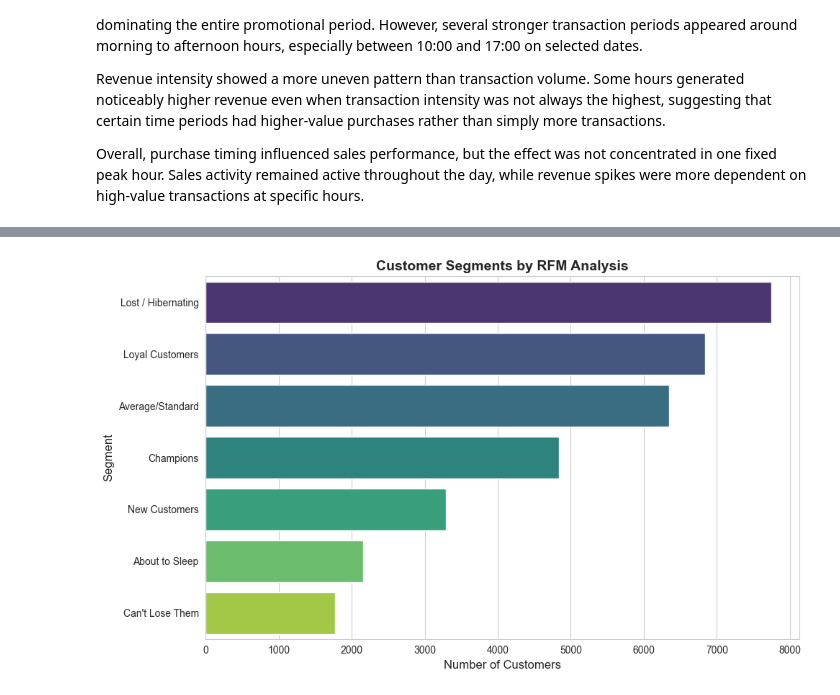
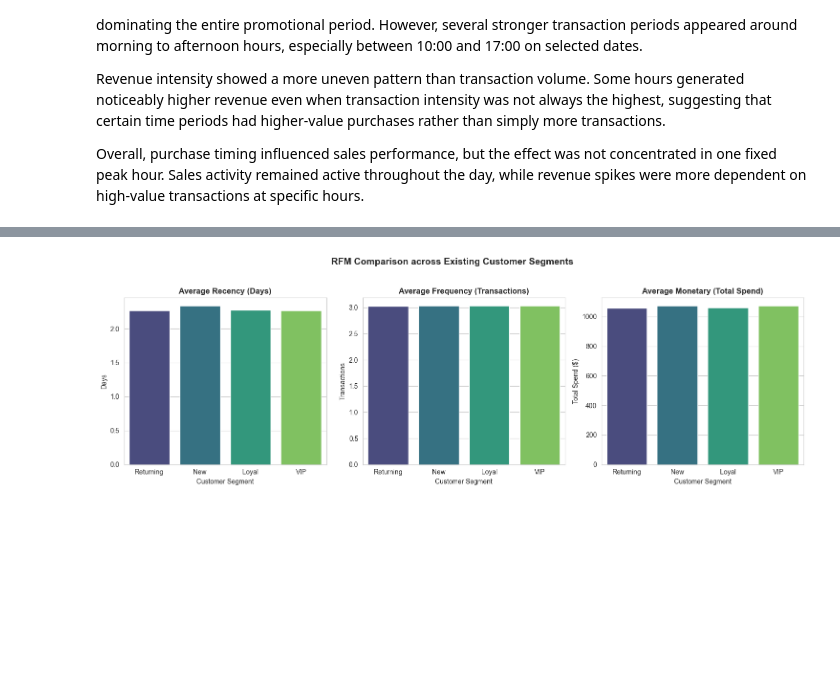
Before and after one commit to fathirrizkifadillah/Black-Friday, a Jupyter notebook: main.ipynb, the cells around one changed output, grey strips where cells are left out. Cells and saved outputs as stored; diff of their text form; code cells hidden in the pictures; blank space fills up the shorter version.

Commit message:
Change plots : RFM Comparison across Existing Customer Segments

```diff
--- a/main.ipynb
+++ b/main.ipynb
@@ -990,5 +990,5 @@ Overall, purchase timing influenced sales performance, but the effect was not co
 # %%
-# Calculate RFM metrics
+# 1. Calculate customer-level RFM metrics
 max_date = df['date'].max()
 rfm = (
     df.groupby('customer_id')
@@ -1000,60 +1000,53 @@ rfm = (
       .reset_index()
 )
 
-# Assign scores using ranking/qcut
-rfm['R_score'] = pd.qcut(rfm['recency'].rank(method='first'), 5, labels=[5, 4, 3, 2, 1]).astype(int)
-rfm['F_score'] = pd.qcut(rfm['frequency'].rank(method='first'), 5, labels=[1, 2, 3, 4, 5]).astype(int)
-rfm['M_score'] = pd.qcut(rfm['monetary'].rank(method='first'), 5, labels=[1, 2, 3, 4, 5]).astype(int)
+# 2. Get each customer's segment from their latest transaction chronologically
+latest_tx = df.sort_values('date').groupby('customer_id').last().reset_index()
+customer_segments = latest_tx[['customer_id', 'customer_segment']]
 
-# Segment customers
-def segment_customer(row):
-    r, f, m = row['R_score'], row['F_score'], row['M_score']
-    if r >= 4 and f >= 4 and m >= 4:
-        return 'Champions'
-    elif r <= 2 and f >= 4 and m >= 4:
-        return "Can't Lose Them"
-    elif r >= 3 and f >= 3 and m >= 3:
-        return 'Loyal Customers'
-    elif r >= 4 and f <= 2:
-        return 'New Customers'
-    elif r <= 2 and f <= 2:
-        return 'Lost / Hibernating'
-    elif r == 3 and f <= 2:
-        return 'About to Sleep'
-    else:
-        return 'Average/Standard'
+# 3. Merge RFM metrics with the customer segment labels
+rfm_cust = rfm.merge(customer_segments, on='customer_id')
 
-rfm['segment'] = rfm.apply(segment_customer, axis=1)
-
-# Segment summary
+# 4. Group by customer segment and calculate average RFM metrics
 segment_summary = (
-    rfm.groupby('segment')
-       .agg(
-           customer_count=('customer_id', 'count'),
-           avg_recency=('recency', 'mean'),
-           avg_frequency=('frequency', 'mean'),
-           avg_monetary=('monetary', 'mean'),
-           total_monetary=('monetary', 'sum')
-       )
-       .reset_index()
-       .sort_values(by='customer_count', ascending=False)
+    rfm_cust.groupby('customer_segment')
+            .agg(
+                customer_count=('customer_id', 'count'),
+                avg_recency=('recency', 'mean'),
+                avg_frequency=('frequency', 'mean'),
+                avg_monetary=('monetary', 'mean')
+            )
+            .reset_index()
+            .sort_values(by='customer_count', ascending=False)
 )
 
-# Plot distribution
-plt.figure(figsize=(10, 6))
-sns.barplot(
-    data=segment_summary,
-    y='segment',
-    x='customer_count',
-    palette='viridis'
-)
-plt.title('Customer Segments by RFM Analysis', fontsize=14, weight='bold')
-plt.xlabel('Number of Customers', fontsize=12)
-plt.ylabel('Segment', fontsize=12)
-plt.tight_layout()
+# 5. Visualizations: Plot RFM metrics side-by-side
+fig, axes = plt.subplots(1, 3, figsize=(15, 5))
 
+# Recency Plot
+sns.barplot(data=segment_summary, x='customer_segment', y='avg_recency', ax=axes[0], palette='viridis')
+axes[0].set_title('Average Recency (Days)', fontsize=12, weight='bold')
+axes[0].set_xlabel('Customer Segment')
+axes[0].set_ylabel('Days')
+
+# Frequency Plot
+sns.barplot(data=segment_summary, x='customer_segment', y='avg_frequency', ax=axes[1], palette='viridis')
+axes[1].set_title('Average Frequency (Transactions)', fontsize=12, weight='bold')
+axes[1].set_xlabel('Customer Segment')
+axes[1].set_ylabel('Transactions')
+
+# Monetary Plot
+sns.barplot(data=segment_summary, x='customer_segment', y='avg_monetary', ax=axes[2], palette='viridis')
+axes[2].set_title('Average Monetary (Total Spend)', fontsize=12, weight='bold')
+axes[2].set_xlabel('Customer Segment')
+axes[2].set_ylabel('Total Spend ($)')
+
+fig.suptitle('RFM Comparison across Existing Customer Segments', fontsize=14, weight='bold')
+plt.tight_layout(rect=[0, 0, 1, 0.95])
+
+# Save plot to plots folder as per your notebook convention
 os.makedirs('plots', exist_ok=True)
-plt.savefig(os.path.join('plots', 'Customer Segments by RFM Analysis.png'), dpi=300, bbox_inches='tight', facecolor='white')
+plt.savefig(os.path.join('plots', 'RFM Comparison across Existing Customer Segments.png'), dpi=300, bbox_inches='tight', facecolor='white')
 
 plt.show()
 
@@ -1065 +1066 @@ Passing `palette` without assigning `hue` is deprecated and will be removed in v
-[figure, old version]
+[figure, new version]
```
Also changed, not shown: parts of 5 cells of this notebook, 2 other files.
